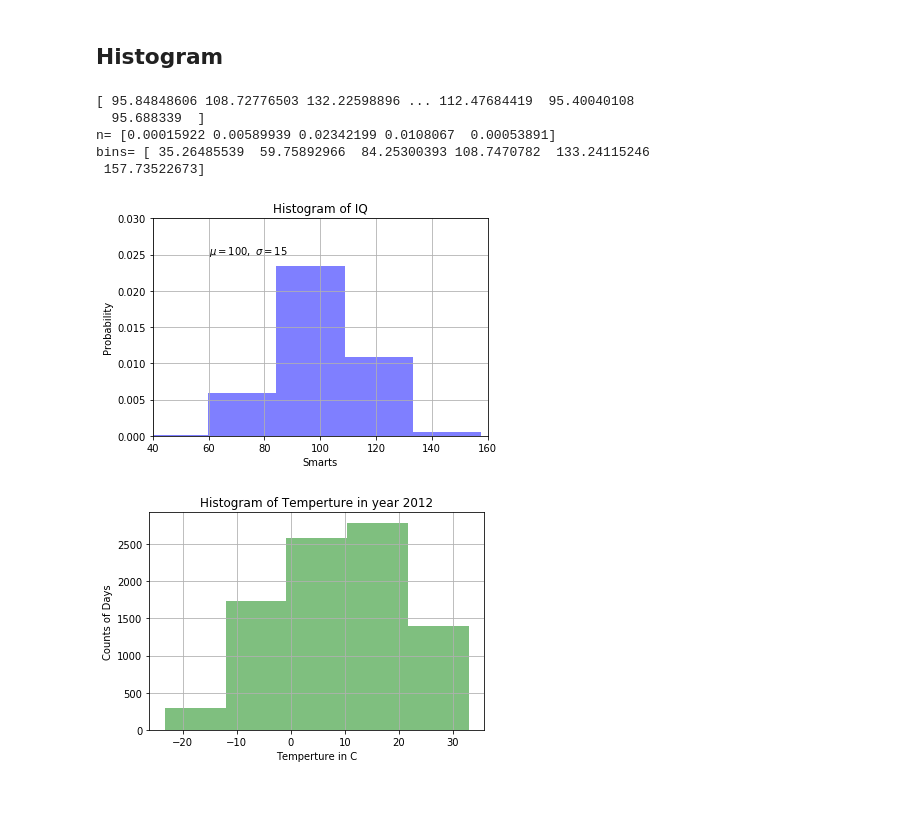
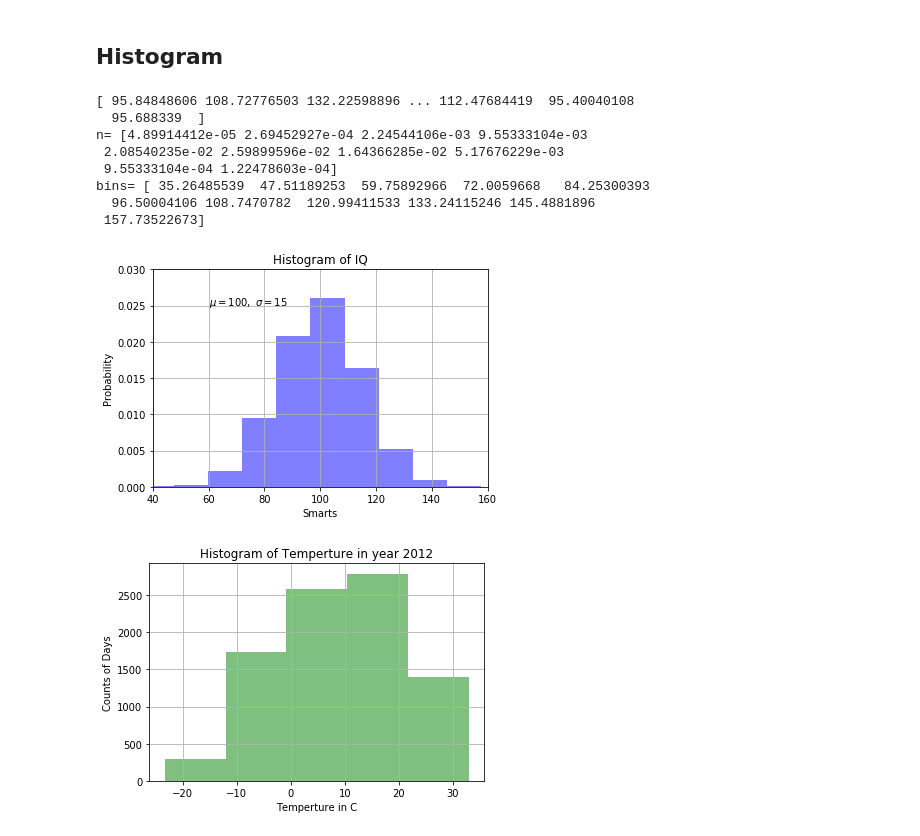
Before and after one commit to north-jewel/data_analysis, a Jupyter notebook: matplotlib.ipynb, the cells around one changed output. Drawn from its saved outputs; the diff is of its cells as text; code cells hidden in the pictures; blank space fills up the shorter version.

```diff
--- a/matplotlib.ipynb
+++ b/matplotlib.ipynb
@@ -81,31 +81,34 @@ weather_2012_final.describe()
 # %%
 # Fixing random state for reproducibility
 np.random.seed(2018)
 
 mu, sigma = 100, 15
 x = mu + sigma * np.random.randn(10000)
 print(x)
 # the histogram of the data
-n, bins, patches = plt.hist(x,5, normed=1, facecolor='b', alpha=0.5)
+n, bins, patches = plt.hist(x,10, normed=1, facecolor='b', alpha=0.5)
 
 print("n=",n)
 print("bins=",bins)
 
 
 plt.xlabel('Smarts')
 plt.ylabel('Probability')
 plt.title('Histogram of IQ')
 plt.text(60, .025, r'$\mu=100,\ \sigma=15$')
 plt.axis([40, 160, 0, 0.03])
 plt.grid(True)
 plt.show()
 # %% [output]
 [ 95.84848606 108.72776503 132.22598896 ... 112.47684419  95.40040108
   95.688339  ]
-n= [0.00015922 0.00589939 0.02342199 0.0108067  0.00053891]
-bins= [ 35.26485539  59.75892966  84.25300393 108.7470782  133.24115246
+n= [4.89914412e-05 2.69452927e-04 2.24544106e-03 9.55333104e-03
+ 2.08540235e-02 2.59899596e-02 1.64366285e-02 5.17676229e-03
+ 9.55333104e-04 1.22478603e-04]
+bins= [ 35.26485539  47.51189253  59.75892966  72.0059668   84.25300393
+  96.50004106 108.7470782  120.99411533 133.24115246 145.4881896
  157.73522673]
-[figure, old version]
+[figure, new version]
 # %%
 # the histogram of the data
 n, bins, patches = plt.hist(weather_2012_final['Temp (C)'], 5, facecolor='g', alpha=0.5)
```
Also changed, not shown: 1 other file.
